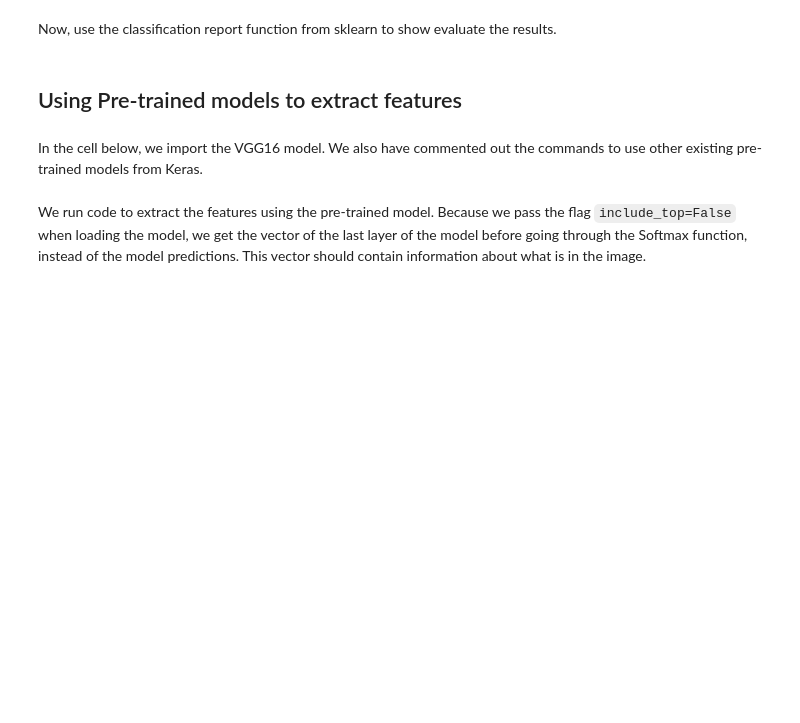
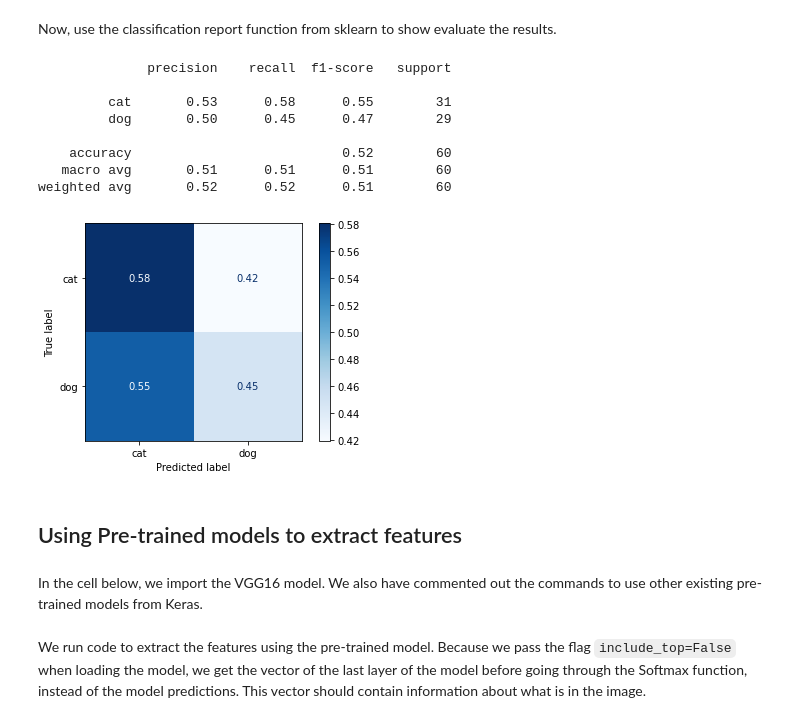
Before and after one commit to davidich/ucla_ml, a Jupyter notebook: Week 06 (hw4)/HW 4/Homework 4 - Images and Text.ipynb, the cells around one changed output. Cells and saved outputs as stored; diff of their text form; code cells hidden in the pictures; blank space fills up the shorter version.

```diff
--- a/Week 06 (hw4)/HW 4/Homework 4 - Images and Text.ipynb
+++ b/Week 06 (hw4)/HW 4/Homework 4 - Images and Text.ipynb
@@ -91,3 +99,20 @@ from sklearn.metrics import classification_report
+# %%
+from sklearn.metrics import classification_report
+from sklearn.metrics import plot_confusion_matrix, accuracy_score
+import matplotlib.pyplot as plt
+
+print(classification_report(y_test, clf.predict(X_test_gray)))
+plot_confusion_matrix(clf, X_test_gray, y_test, normalize='true', cmap = plt.cm.Blues);
+# %% [output]
+              precision    recall  f1-score   support
+
+         cat       0.53      0.58      0.55        31
+         dog       0.50      0.45      0.47        29
+
+    accuracy                           0.52        60
+   macro avg       0.51      0.51      0.51        60
+weighted avg       0.52      0.52      0.51        60
+[figure, added]
 # %% [markdown]
 ## Using Pre-trained models to extract features
 # %% [markdown]
```
Also changed, not shown: parts of 34 cells of this notebook, 2 other files.
